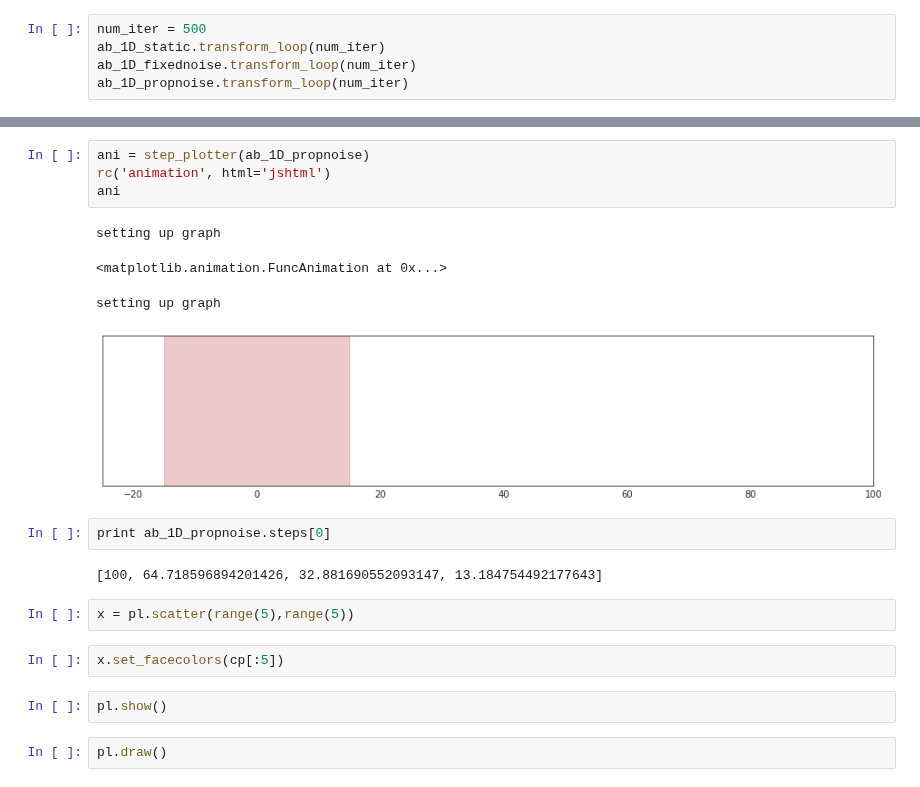
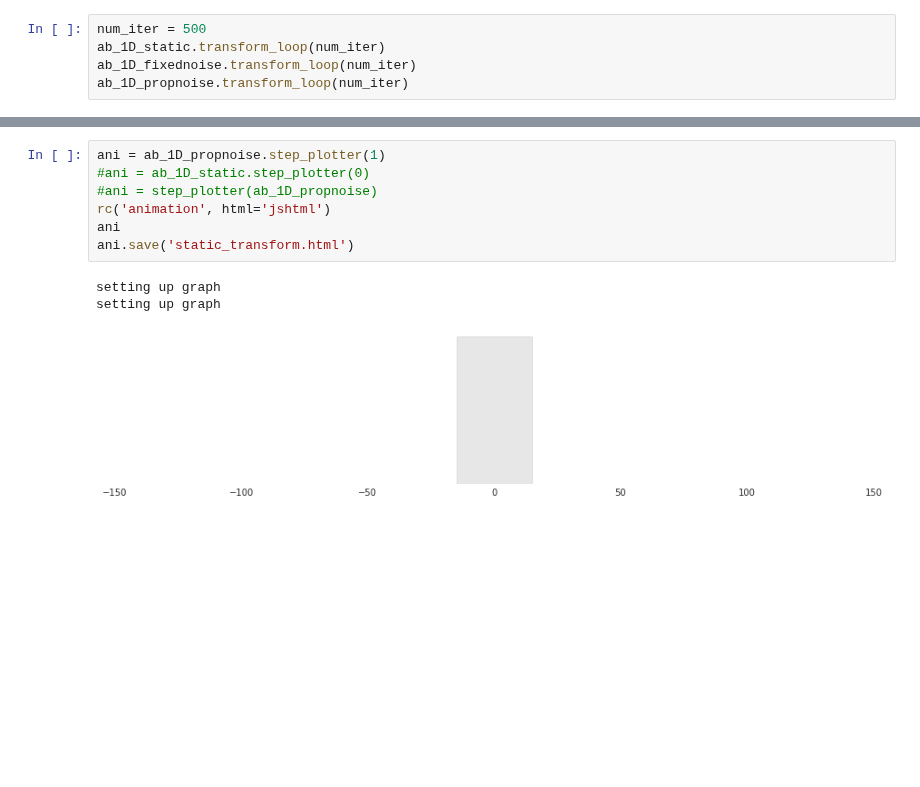
Before and after one commit to elifesciences-publications/PreycapMaster, a Jupyter notebook: Abstract1DModel.ipynb, the cells around one changed output, grey strips where cells are left out. Saved outputs shown, nothing was run; the diff lists cells and outputs as text; blank space fills up the shorter version.

Commit message:
Incorporated plotter into Abstract1D class

```diff
--- a/Abstract1DModel.ipynb
+++ b/Abstract1DModel.ipynb
@@ -122,21 +84,11 @@ def step_plotter(abs_obj):
 # %%
-ani = step_plotter(ab_1D_propnoise)
+ani = ab_1D_propnoise.step_plotter(1)
+#ani = ab_1D_static.step_plotter(0)
+#ani = step_plotter(ab_1D_propnoise)
 rc('animation', html='jshtml')
 ani
+ani.save('static_transform.html')
 # %% [output]
 setting up graph
+setting up graph
-<matplotlib.animation.FuncAnimation at 0x...>
-setting up graph
-[figure, old version]
+[figure, new version]
-# %%
-print ab_1D_propnoise.steps[0]
-# %% [output]
-[100, 64.718596894201426, 32.881690552093147, 13.184754492177643]
-# %%
-x = pl.scatter(range(5),range(5))
-# %%
-x.set_facecolors(cp[:5])
-# %%
-pl.show()
-# %%
-pl.draw()
```
Also changed, not shown: parts of 16 cells of this notebook, 1 other file.
